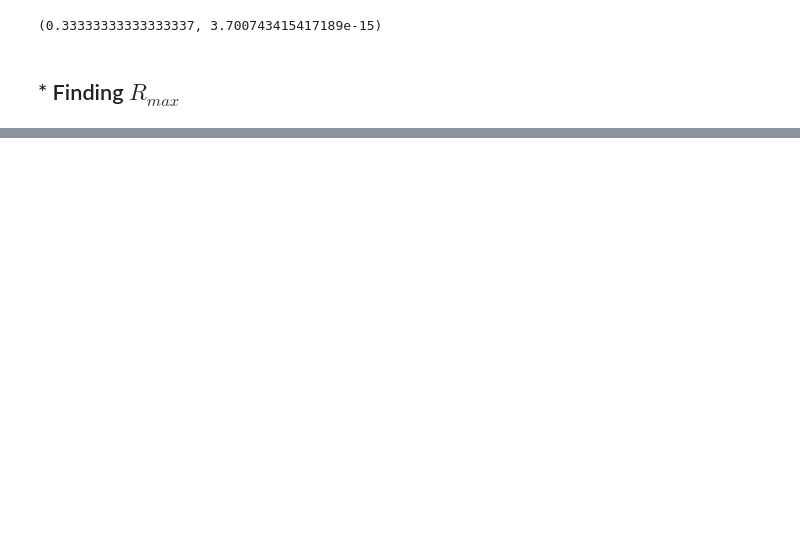
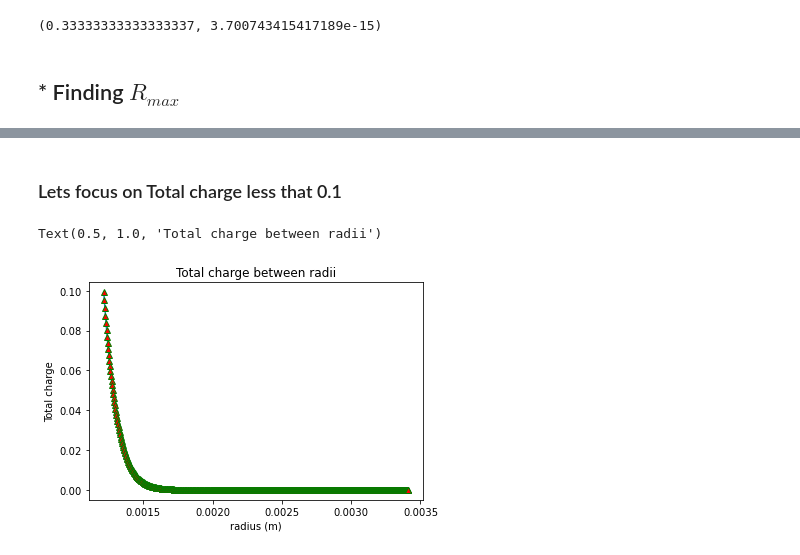
Before and after one commit to AriAtari/ChargeSeparation, a Jupyter notebook: Changing_radii.ipynb, the cells around one changed output, grey strips where cells are left out. Drawn from its saved outputs; the diff is of its cells as text; code cells hidden in the pictures; blank space fills up the shorter version.

```diff
--- a/Changing_radii.ipynb
+++ b/Changing_radii.ipynb
@@ -38,0 +154,10 @@ while found == False:
+# %% [markdown]
+### Lets focus on Total charge less that 0.1
+# %%
+plt.plot(newAr[np.where(Aq < 0.1)],Aq[np.where(Aq < 0.1)],marker= "^",markerfacecolor='red',markeredgecolor = 'green')
+plt.xlabel("radius (m)")
+plt.ylabel("Total charge")
+plt.title("Total charge between radii")
+# %% [output]
+Text(0.5, 1.0, 'Total charge between radii')
+[figure, added]
```
Also changed, not shown: parts of 11 cells of this notebook.
